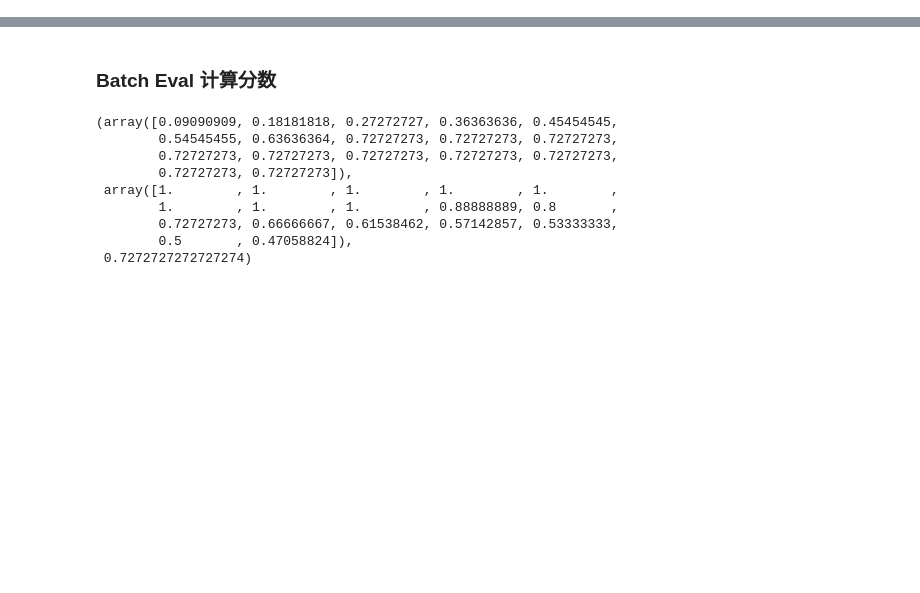
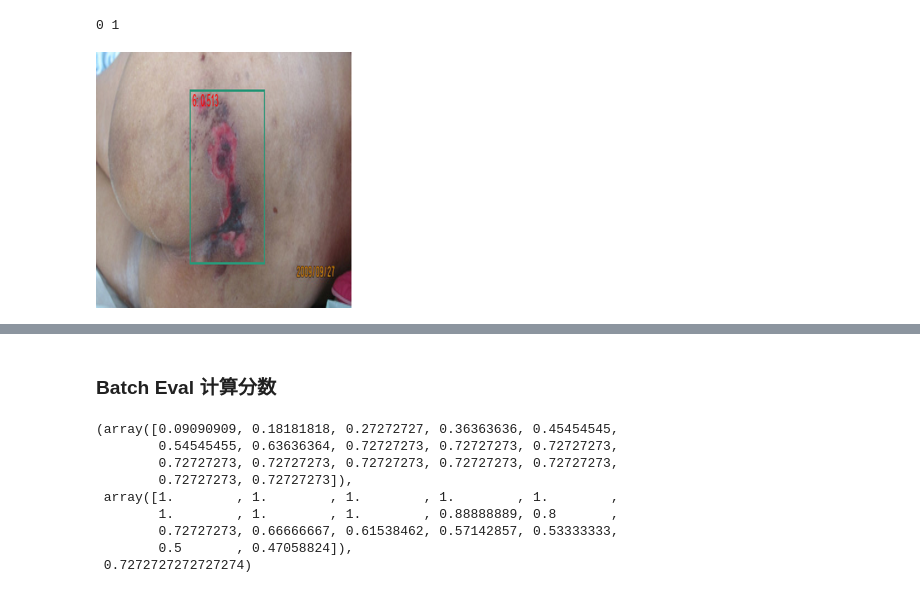
Before and after one commit to newfyu/Bedsore, a Jupyter notebook: demo.ipynb, the cells around one changed output, grey strips where cells are left out. Saved outputs shown, nothing was run; the diff lists cells and outputs as text; code cells hidden in the pictures; blank space fills up the shorter version.

```diff
--- a/demo.ipynb
+++ b/demo.ipynb
@@ -40,0 +60,45 @@ out scores:  tensor([0.9713, 0.9639, 0.1210])
+# %%
+# 输入的是一个out，参数score_th=0.5，overlap_th>0.9
+
+@torch.no_grad()
+def same_class_remove(out, score_th=0.5, overlap_th=0.9):
+    passing_scores_ind = torch.where(out["scores"] > score_th)[0]
+    for i in range(1, 7):
+        labels_ind = torch.where(out["labels"] == i)[0]
+        if labels_ind.size(0) > 1:
+            ind = set(passing_scores_ind.tolist()) & set(labels_ind.tolist())
+            ind = list(ind)
+            for i in ind:
+                for j in ind[i + 1 :]:
+                    print(i, j)
+                    box_i = out['boxes'][i].detach()
+                    box_j = out['boxes'][j].detach()
+                    box_cat = out['boxes'][[i,j]]
+                    ov_x1 = box_cat[:,0].max()
+                    ov_y1 = box_cat[:,1].max()
+                    ov_x2 = box_cat[:,2].min()
+                    ov_y2 = box_cat[:,3].min()
+                    if ov_x2>ov_x1 and ov_y2>ov_y1:
+                        area_ov =  (ov_x2-ov_x1)*(ov_y2-ov_y1).item()
+                        area_i = (box_i[2]-box_i[0])*(box_i[3]-box_i[1]).item()
+                        area_j = (box_j[2]-box_j[0])*(box_j[3]-box_j[1]).item()
+
+                        if area_i > area_j:
+                            area_min = area_j
+                            pending = j
+                        else:
+                            area_min = area_i
+                            pending = i
+
+                        ovmin = area_ov/area_min
+                        if ovmin.item()>overlap_th:
+                            out['scores'][pending] = 0
+    return out
+
+
+
+out = same_class_remove(out)
+draw_bbox(image,out,th=0.5).resize((SZ,SZ))
+# %% [output]
+0 1
+[figure, added]
```
Also changed, not shown: parts of 7 cells of this notebook, 4 other files.
